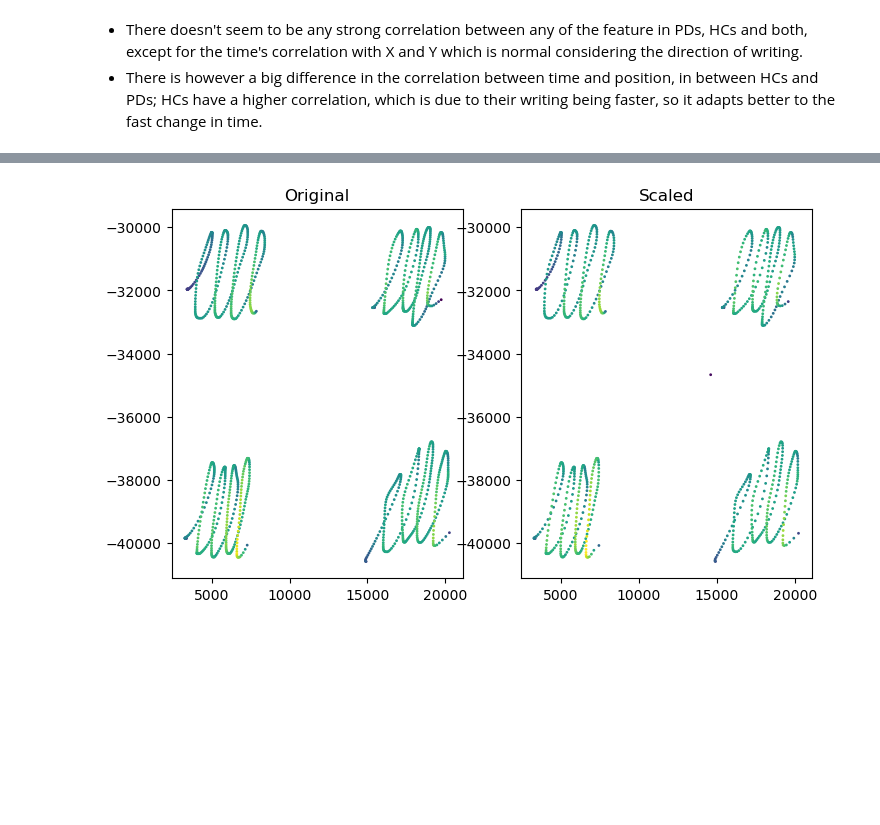
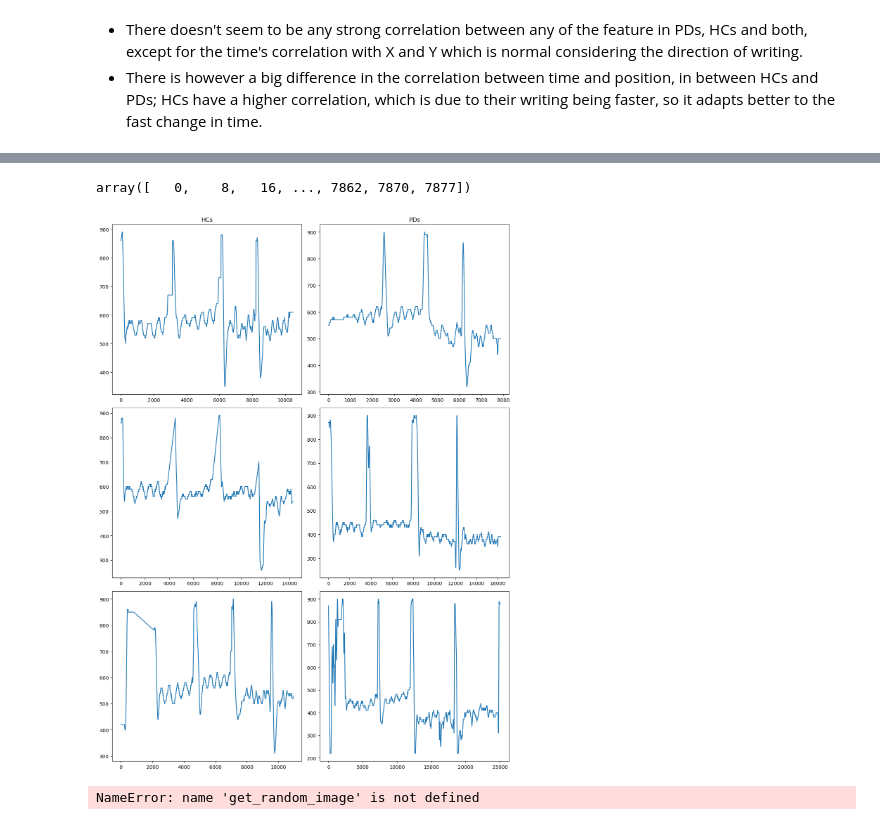
Before and after one commit to techguyseli/pd-classification, a Jupyter notebook: french_loops_pipeline.ipynb, the cells around one changed output, grey strips where cells are left out. Drawn from its saved outputs; the diff is of its cells as text; code cells hidden in the pictures; blank space fills up the shorter version.

```diff
--- a/french_loops_pipeline.ipynb
+++ b/french_loops_pipeline.ipynb
@@ -223,4 +246,42 @@ plt.show()
+# %%
+rand_pds[0]['Time'].values
+# %% [output]
+array([   0,    8,   16, ..., 7862, 7870, 7877])
+# %%
+var = 'Al'
+over = 'Time'
+
+plt.close()
+
+fig = plt.figure(figsize=(12, 16))
+
+hc_plot1 = plt.subplot2grid((3, 2), (0, 0))
+hc_plot2 = plt.subplot2grid((3, 2), (1, 0))
+hc_plot3 = plt.subplot2grid((3, 2), (2, 0))
+
+pd_plot1 = plt.subplot2grid((3, 2), (0, 1))
+pd_plot2 = plt.subplot2grid((3, 2), (1, 1))
+pd_plot3 = plt.subplot2grid((3, 2), (2, 1))
+
+hc_plot1.set_title('HCs')
+hc_plot1.plot(rand_hcs[0][over], rand_hcs[0][var])
+hc_plot2.plot(rand_hcs[1][over], rand_hcs[1][var])
+hc_plot3.plot(rand_hcs[2][over], rand_hcs[2][var])
+
+pd_plot1.set_title('PDs')
+pd_plot1.plot(rand_pds[0][over], rand_pds[0][var])
+pd_plot2.plot(rand_pds[1][over], rand_pds[1][var])
+pd_plot3.plot(rand_pds[2][over], rand_pds[2][var])
+
+plt.tight_layout()
+plt.show()
+# %% [output]
+[figure, added]
 # %%
+import os
+os.environ['TF_CPP_MIN_LOG_LEVEL'] = '3'
+import tensorflow as tf
+
 original_img = np.array(get_random_image(X, y, 0))
 original_height, original_width = original_img.shape
 
@@ -247,5 +308,5 @@ plt.title('Scaled')
 plt.scatter(scaled_img[:,1], scaled_img[:,2] * -1, c=scaled_img[:,3] + 1, s=1)
 plt.show()
 # %% [output]
-[figure, removed]
+NameError: name 'get_random_image' is not defined
 # %%
```
Also changed, not shown: parts of 22 cells of this notebook, 8 other files.
